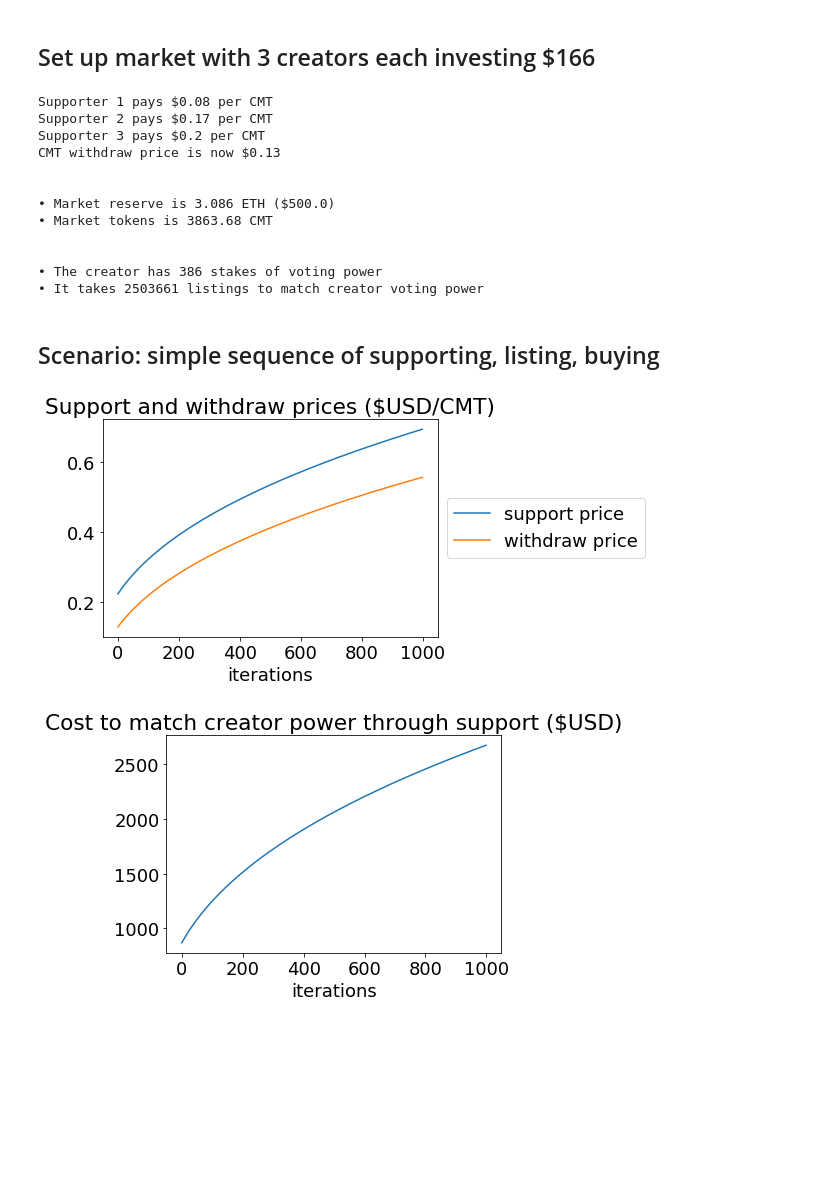
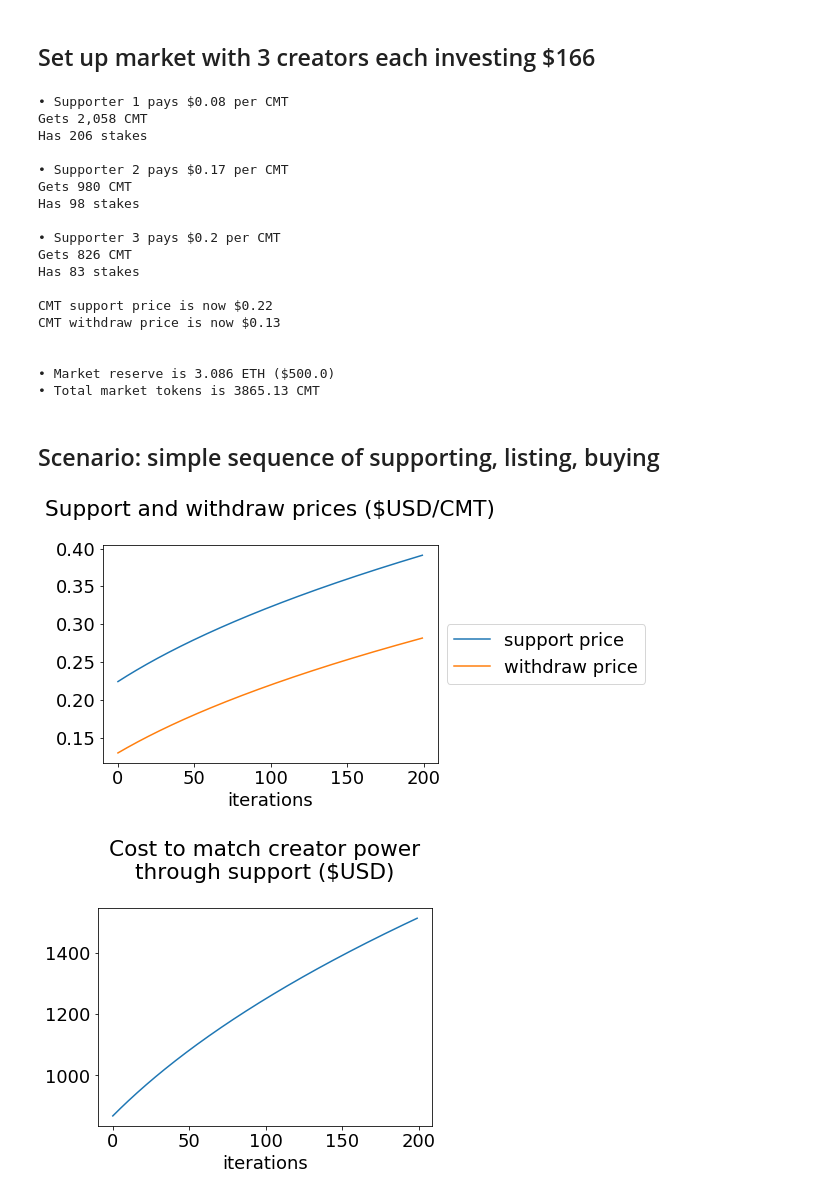
Before and after one commit to computablelabs/economics, a Jupyter notebook: ffa-mainnet.ipynb, the cells around one changed output. Drawn from its saved outputs; the diff is of its cells as text; code cells hidden in the pictures; blank space fills up the shorter version.

Commit message:
rev notebook and params

```diff
--- a/ffa-mainnet.ipynb
+++ b/ffa-mainnet.ipynb
@@ -12,9 +25,11 @@ params = {
 
     'spread':               110,  # percentage
 
-    'usd_list_reward':      0.25, # $USD per listing
-    # This is tricky. Too high and acceptable but not appealing listings will soak up
-    # early capitalization but not contribute revenue.
+    'list_reward':          toWei(2, 'CMT'),
+    'list_reward':          0,
+    # Keep this low but not negligible. Excpet FFA to potentially get many valid candidates
+    # that are voted in but never bought. Don't let these cruft listings soak up too much
+    # capitalization. Incentive for makers should be listing something that will sell.
 
     'stake':                toWei(10, 'CMT'),
 
@@ -33,7 +48,9 @@ params = {
 # Convert human readable units to units used by market codebase
 params['reserve_payment'] = 100 - params['backend_payment'] - params['maker_payment']
 params['cost_per_byte'] = toWei(usd.toEth(params['usd_cost_per_mbyte']), 'ETH') / 1e6
-params['list_reward'] = toWei(usd.toEth(params['usd_list_reward']), 'CMT')
+
+# for k in params:
+#     print (f"{k}: {params[k]}")
 # %% [markdown]
 ## Set up market with 3 creators each investing $166
 # %%
@@ -43,79 +60,99 @@ creator_usd = total_creator_usd/n_creators
 ##################
 
 m = Market(params)
-m.market_total += toWei(1e-3, 'CMT')
+m.market_total += toWei(1, 'CMT')
+# m.market_total += toWei(1e-3, 'CMT')
+
 
 for i in range(3):
-    print (f"Supporter {i+1} pays ${round(usd.fromEth(m.get_human_support_price()),2)} per CMT")
+    price = m.get_human_support_price()
+    cmt = creator_usd / usd.fromEth(price)
+    print (f"\n• Supporter {i+1} pays ${round(usd.fromEth(price),2)} per CMT")
+    print (f"Gets {round(cmt):,} CMT")
+    print (f"Has {round(cmt / fromWei(params['stake'], 'CMT')):,} stakes")
     m.support(usd.toEth(creator_usd))
 
 CREATOR_BLOCK_SIZE = m.market_total
 
+
+print (f"\nCMT support price is now ${round(usd.fromEth(m.get_human_support_price()),2)}")
 print (f"CMT withdraw price is now ${round(usd.fromEth(m.get_withdraw_price()),2)}")
 print ("\n")
 
 print (f"• Market reserve is {round(fromWei(m.reserve, 'ETH'),3)} ETH (${round(usd.fromEth(fromWei(m.reserve, 'ETH')),2)})")
-print (f"• Market tokens is {round(fromWei(m.market_total, 'CMT'), 2)} CMT")
+print (f"• Total market tokens is {round(fromWei(m.market_total, 'CMT'), 2)} CMT")
 
-print ("\n")
-print (f"• The creator has {int(CREATOR_BLOCK_SIZE/params['stake'])} stakes of voting power")
+# print ("\n")
+# print (f"• The creator has {int(CREATOR_BLOCK_SIZE/params['stake'])} stakes of voting power")
 
-listings_approved_to_match_creator = CREATOR_BLOCK_SIZE / params['list_reward']
-print (f"• It takes {int(listings_approved_to_match_creator)} listings to match creator voting power")
+# listings_approved_to_match_creator = CREATOR_BLOCK_SIZE / params['list_reward']
+# print (f"• It takes {int(listings_approved_to_match_creator)} listings to match creator voting power")
 # %% [output]
-Supporter 1 pays $0.08 per CMT
-Supporter 2 pays $0.17 per CMT
-Supporter 3 pays $0.2 per CMT
+• Supporter 1 pays $0.08 per CMT
+Gets 2,058 CMT
+Has 206 stakes
+
+• Supporter 2 pays $0.17 per CMT
+Gets 980 CMT
+Has 98 stakes
+
+• Supporter 3 pays $0.2 per CMT
+Gets 826 CMT
+Has 83 stakes
+
+CMT support price is now $0.22
 CMT withdraw price is now $0.13
 
 
 • Market reserve is 3.086 ETH ($500.0)
-• Market tokens is 3863.68 CMT
-
-
-• The creator has 386 stakes of voting power
-• It takes 2503661 listings to match creator voting power
+• Total market tokens is 3865.13 CMT
 # %% [markdown]
 ## Scenario: simple sequence of supporting, listing, buying
 # %%
-iters = 1000
+iters = 200
+buys_per_iter = 10
 
 support_prices_usd = np.zeros(iters)
 withdraw_prices_usd = np.zeros(iters)
+buy_total_volume_usd = np.zeros(iters)
 
 support_usd = 5.0
 buy_mb = 10.0
+
+buy_volume_mb = 0
 
 for i in range(iters):
     m.support(usd.toEth(support_usd))
     m.list()
     for j in range(10):
         m.buy(buy_mb)
+        buy_volume_mb += buy_mb
 
     support_prices_usd[i] = usd.fromEth(m.get_human_support_price())
     withdraw_prices_usd[i] = usd.fromEth(m.get_withdraw_price())
+    buy_total_volume_usd[i] = buy_volume_mb * params['usd_cost_per_mbyte']
 # %%
 plt.rc('font', size=18)
 fig, ax = plt.subplots()
 
 x = np.arange(0, iters, 1)
 ax.plot(x, support_prices_usd)
 ax.plot(x, withdraw_prices_usd)
 ax.legend(['support price', 'withdraw price'], loc='center left', bbox_to_anchor=(1, 0.5))
 
-ax.set(xlabel='iterations', title='Support and withdraw prices ($USD/CMT)')
+ax.set(xlabel='iterations', title='Support and withdraw prices ($USD/CMT)\n')
 plt.show()
 # %% [output]
-[figure, old version]
+[figure, new version]
 # %%
 costs_to_match_creator = fromWei(CREATOR_BLOCK_SIZE, 'CMT') * support_prices_usd
 
 fig, ax = plt.subplots()
 ax.plot(x, costs_to_match_creator)
-ax.set(xlabel='iterations', title='Cost to match creator power through support ($USD)')
+ax.set(xlabel='iterations', title='Cost to match creator power\nthrough support ($USD)\n')
 plt.show()
 # %% [output]
-[figure, old version]
+[figure, new version]
 # %%
 costs_to_stake = fromWei(params['stake'], 'CMT') * support_prices_usd
 
```
Also changed, not shown: parts of 7 cells of this notebook.
